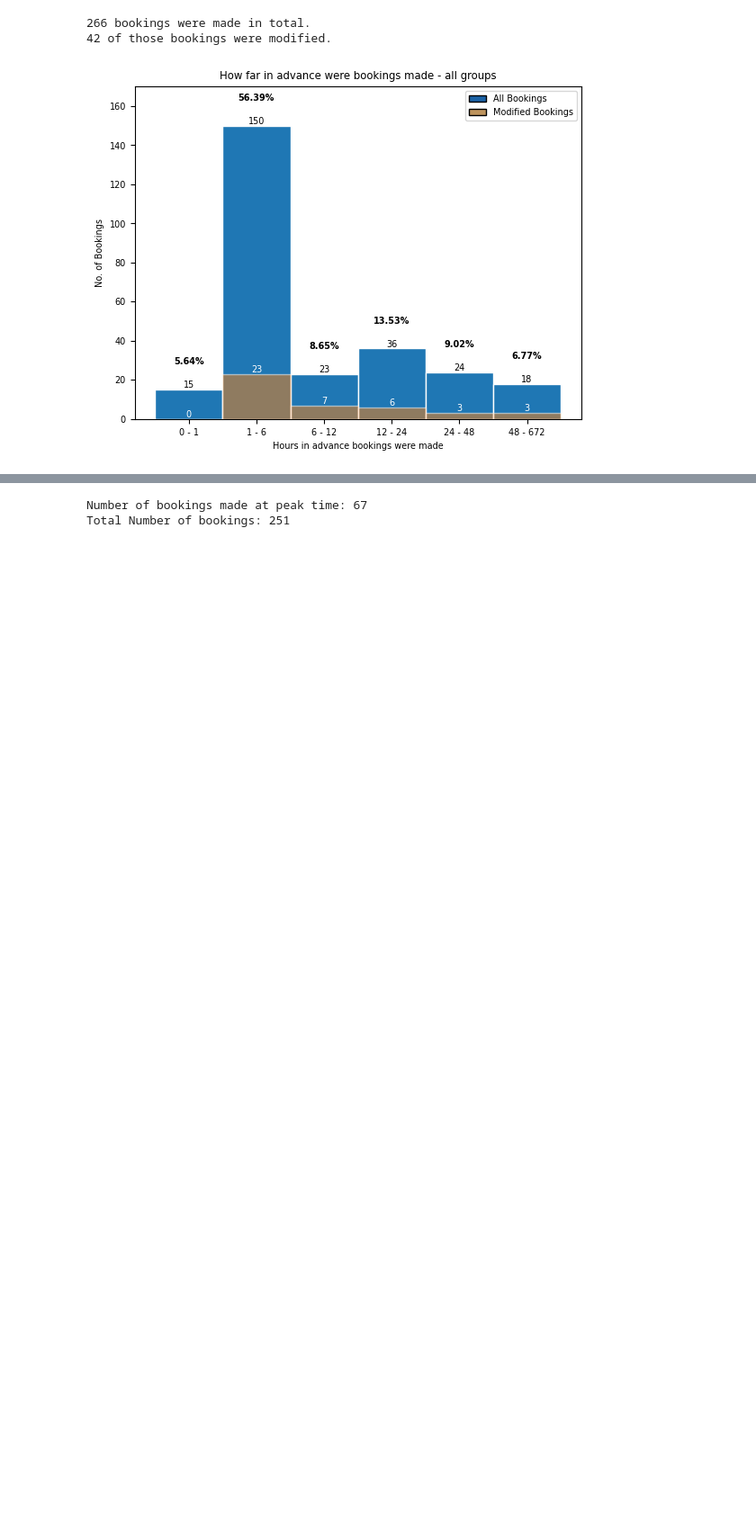
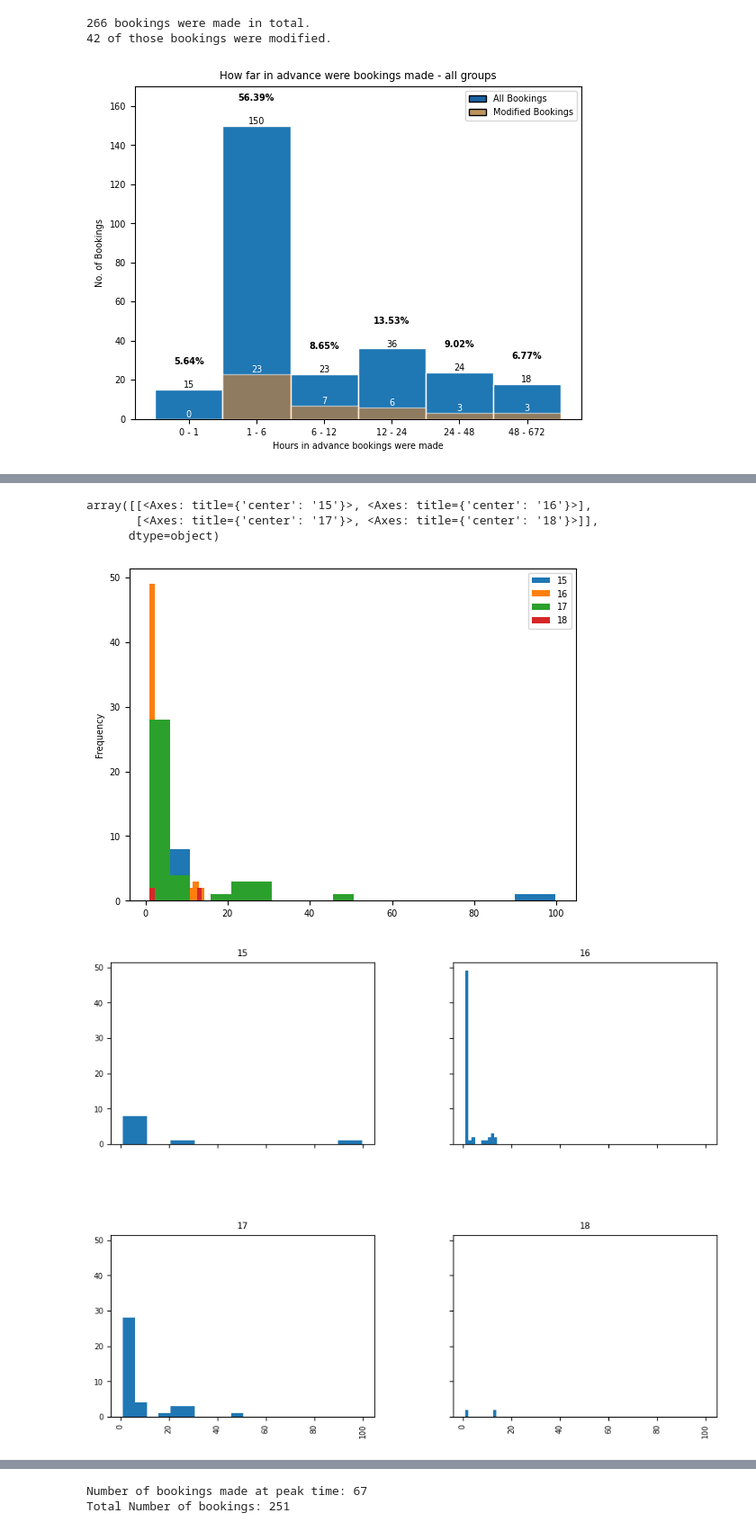
Before and after one commit to SoniaNkt/SolarCoordinationAnalysis, a Jupyter notebook: Booking Analyses.ipynb, the cells around one changed output, grey strips where cells are left out. Shown at 90% size. Cells and saved outputs as stored; diff of their text form; code cells hidden in the pictures; blank space fills up the shorter version.

```diff
--- a/Booking Analyses.ipynb
+++ b/Booking Analyses.ipynb
@@ -126,0 +330,13 @@ plt.show()
+# %%
+pp = g2Bookings.groupby('user')['diff']
+# ff = pp.agg({'measurement':'count'})
+pp.plot.hist(legend=True)
+
+
+g2Bookings['diff'].hist(by=g2Bookings['user'],sharey=True, sharex=True,figsize=(10, 8))
+# %% [output]
+array([[<Axes: title={'center': '15'}>, <Axes: title={'center': '16'}>],
+       [<Axes: title={'center': '17'}>, <Axes: title={'center': '18'}>]],
+      dtype=object)
+[figure, added]
+[figure, added]
```
Also changed, not shown: parts of 27 cells of this notebook.
